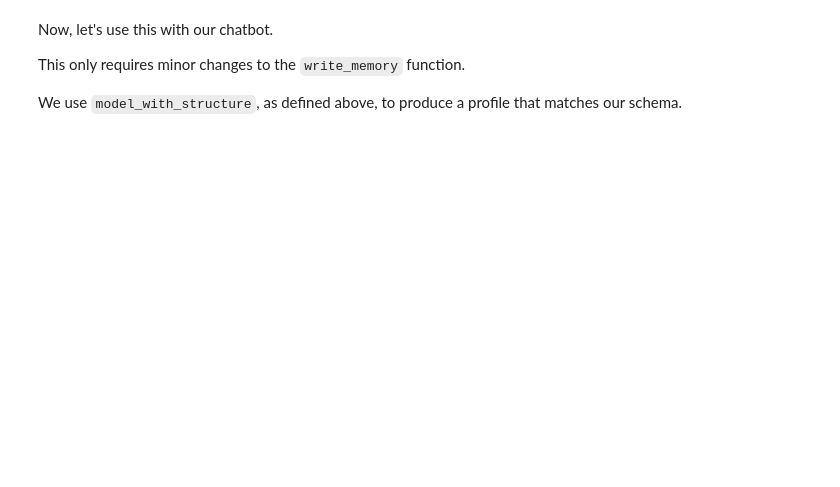
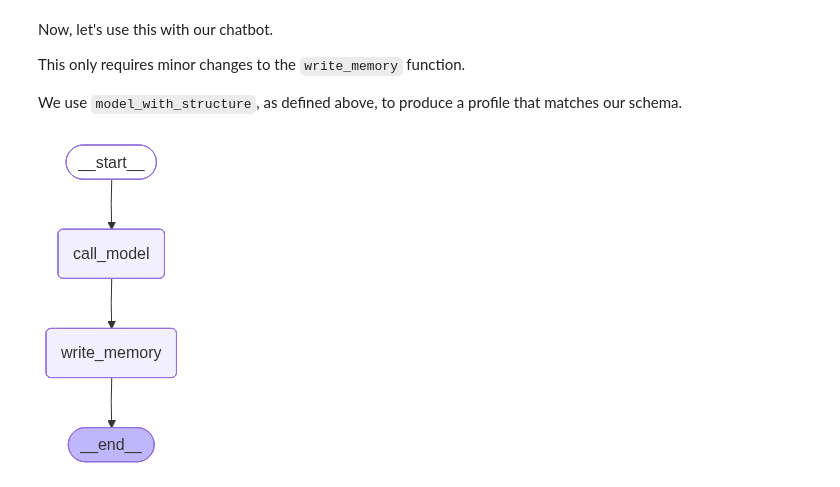
Before and after one commit to MuhammadUmerKhan/GenAI-AgenticAI-MCP-Tutorials, a Jupyter notebook: AgenticAI-Using_LangGraph/14_long_term_memory/02_memory_schema_profile.ipynb, the cells around one changed output. Saved outputs shown, nothing was run; the diff lists cells and outputs as text; code cells hidden in the pictures; blank space fills up the shorter version.

Commit message:
memory schema profile -> ongoing

```diff
--- a/AgenticAI-Using_LangGraph/14_long_term_memory/02_memory_schema_profile.ipynb
+++ b/AgenticAI-Using_LangGraph/14_long_term_memory/02_memory_schema_profile.ipynb
@@ -40,7 +40,7 @@ Python has many different types for [structured data](https://docs.langchain.com
 
 Let's start by using TypedDict to define a user profile schema.
 # %%
-class UserProfile(BaseModel):
+class UserProfile(TypedDict):
     """User profile schema with typed fields"""
 
     user_name: str
@@ -116,0 +124,5 @@ UserProfile(user_name='Umer', interests=['Technology', 'Travel', 'Food', 'Movies
+# %%
+namespace_for_memory = ("memory", user_id)
+store = InMemoryStore()
+
+store.put(namespace_for_memory, "user_profile", response)
@@ -136,0 +246,26 @@ CREATE_MEMORY_INSTRUCTION = """
+# %%
+# define graph
+builder = StateGraph(MessagesState)
+
+# add nodes
+builder.add_node("call_model", call_model)
+builder.add_node("write_memory", write_memory)
+
+# add edges
+builder.add_edge(START, "call_model")
+builder.add_edge("call_model", "write_memory")
+builder.add_edge("write_memory", END)
+
+# Store for long-term (across-thread) memory
+across_thread_memory = InMemoryStore()
+
+# Checkpointer for short-term (within-thread) memory
+within_thread_memory = MemorySaver()
+
+# Compile the graph with the checkpointer fir and store
+graph = builder.compile(checkpointer=within_thread_memory, store=across_thread_memory)
+# %%
+# View
+display(Image(graph.get_graph(xray=1).draw_mermaid_png()))
+# %% [output]
+[figure, added]
```
Also changed, not shown: parts of 40 cells of this notebook.
